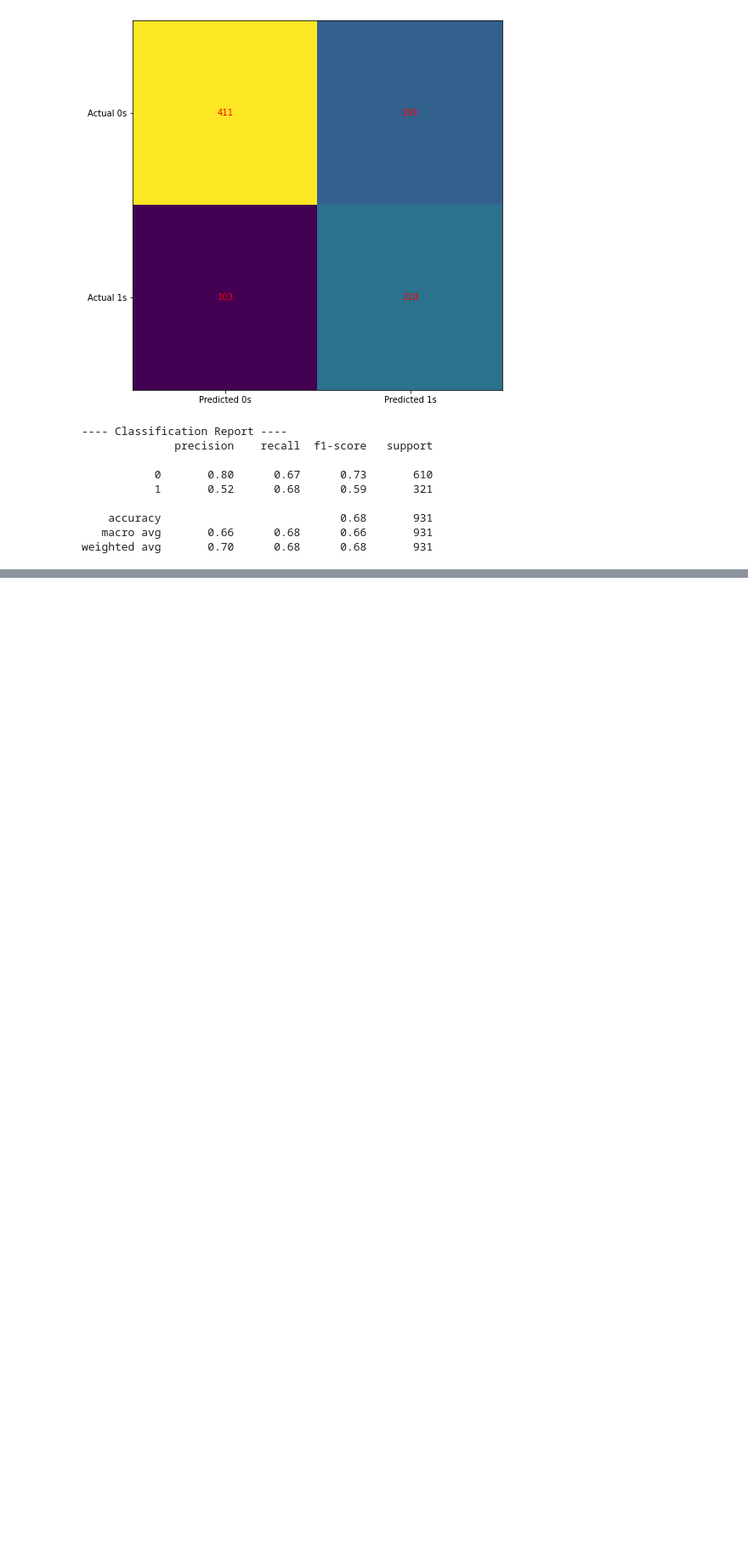
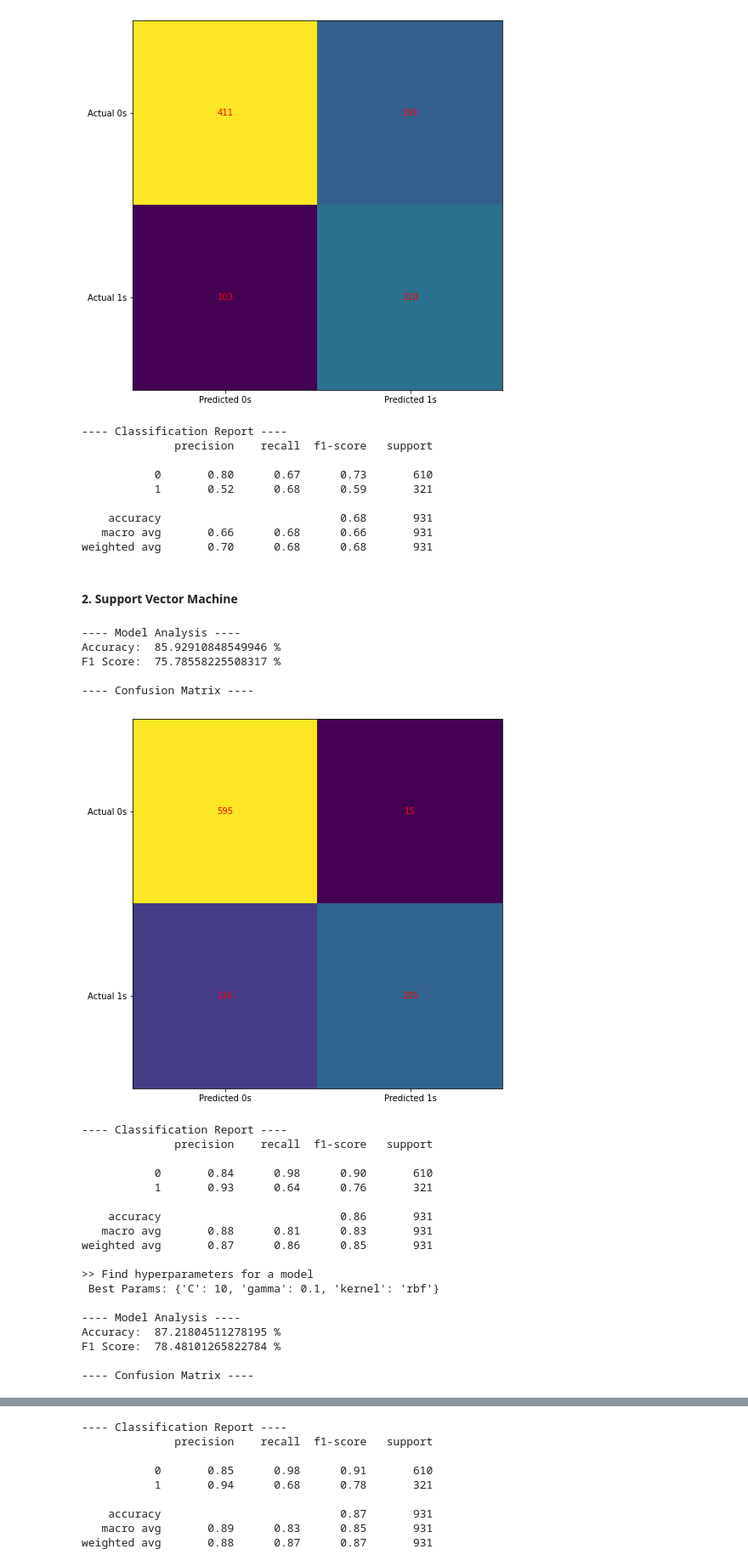
Before and after one commit to joaoreis16/employee_future_prediction, a Jupyter notebook: code/main.ipynb, the cells around one changed output, grey strips where cells are left out. Shown at 85% size. Saved outputs shown, nothing was run; the diff lists cells and outputs as text; code cells hidden in the pictures; blank space fills up the shorter version.

Commit message:
novos modelos

```diff
--- a/code/main.ipynb
+++ b/code/main.ipynb
@@ -244,8 +247,8 @@ logreg.set_params(**best_logreg_params)
 train_and_analyze(logreg, X_train, y_train, X_test, y_test)
 
 # K-Fold Cross-Validation
-kfmodel = kfold(logreg, 5, X, y)
-train_and_analyze(kfmodel, X_train, y_train, X_test, y_test)
+kf_logreg = kfold(logreg, 5, X, y)
+train_and_analyze(kf_logreg, X_train, y_train, X_test, y_test)
 # %% [output]
 ---- Model Analysis ----
 Accuracy:  71.1063372717508 %
@@ -299,3 +302,48 @@ F1 Score:  59.078590785907856 %
     accuracy                           0.68       931
    macro avg       0.66      0.68      0.66       931
 weighted avg       0.70      0.68      0.68       931
+# %% [markdown]
+#### 2. Support Vector Machine
+# %%
+svm = SVC()
+
+# Base Model
+train_and_analyze(svm, X_train, y_train, X_test, y_test)
+
+# Hypertuned Params
+svm_parameters = [{'C': [0.01, 0.1, 1, 10, 50, 100, 1000],
+              'gamma': [0.0001, 0.001, 0.01, 0.1, 1],
+              'kernel': ['rbf']}]
+best_svm_params = hyperparameters(svm, svm_parameters , X_train, y_train)
+svm.set_params(**best_svm_params)
+
+train_and_analyze(svm, X_train, y_train, X_test, y_test)
+
+# K-Fold Cross-Validation
+kf_svm = kfold(svm, 5, X, y)
+train_and_analyze(kf_svm, X_train, y_train, X_test, y_test)
+# %% [output]
+---- Model Analysis ----
+Accuracy:  85.92910848549946 %
+F1 Score:  75.78558225508317 %
+
+---- Confusion Matrix ----
+[figure, added]
+---- Classification Report ----
+              precision    recall  f1-score   support
+
+           0       0.84      0.98      0.90       610
+           1       0.93      0.64      0.76       321
+
+    accuracy                           0.86       931
+   macro avg       0.88      0.81      0.83       931
+weighted avg       0.87      0.86      0.85       931
+
+>> Find hyperparameters for a model
+ Best Params: {'C': 10, 'gamma': 0.1, 'kernel': 'rbf'}
+
+---- Model Analysis ----
+Accuracy:  87.21804511278195 %
+F1 Score:  78.48101265822784 %
+
+---- Confusion Matrix ----
@@ -301,0 +369,9 @@ weighted avg       0.70      0.68      0.68       931
+---- Classification Report ----
+              precision    recall  f1-score   support
+
+           0       0.85      0.98      0.91       610
+           1       0.94      0.68      0.78       321
+
+    accuracy                           0.87       931
+   macro avg       0.89      0.83      0.85       931
+weighted avg       0.88      0.87      0.87       931
```
Also changed, not shown: parts of 8 cells of this notebook.
